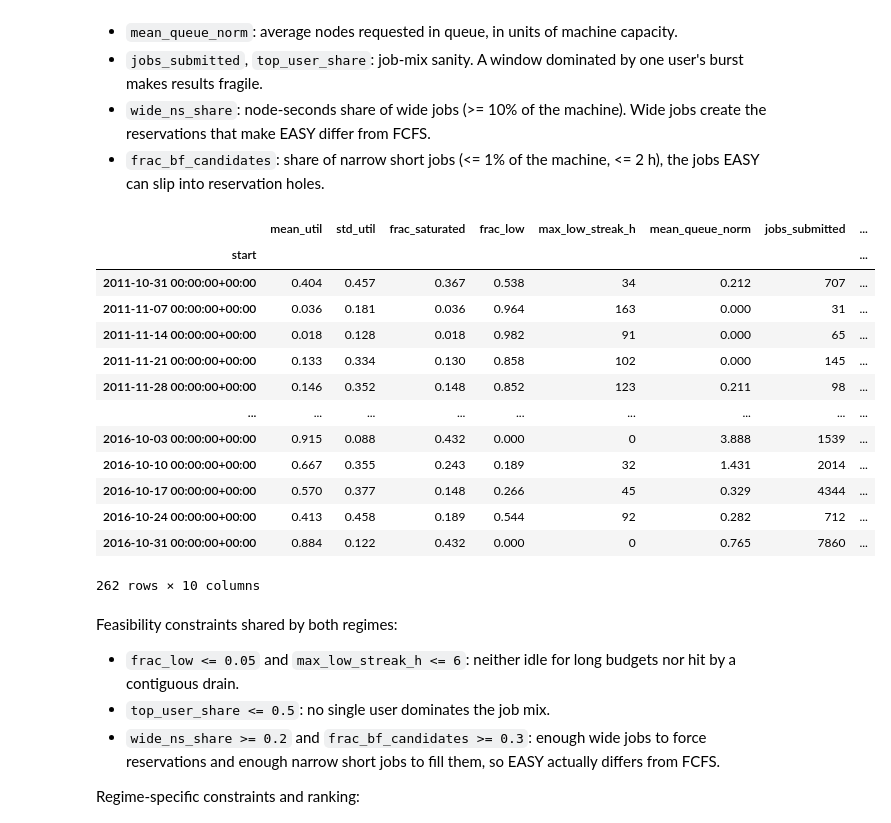
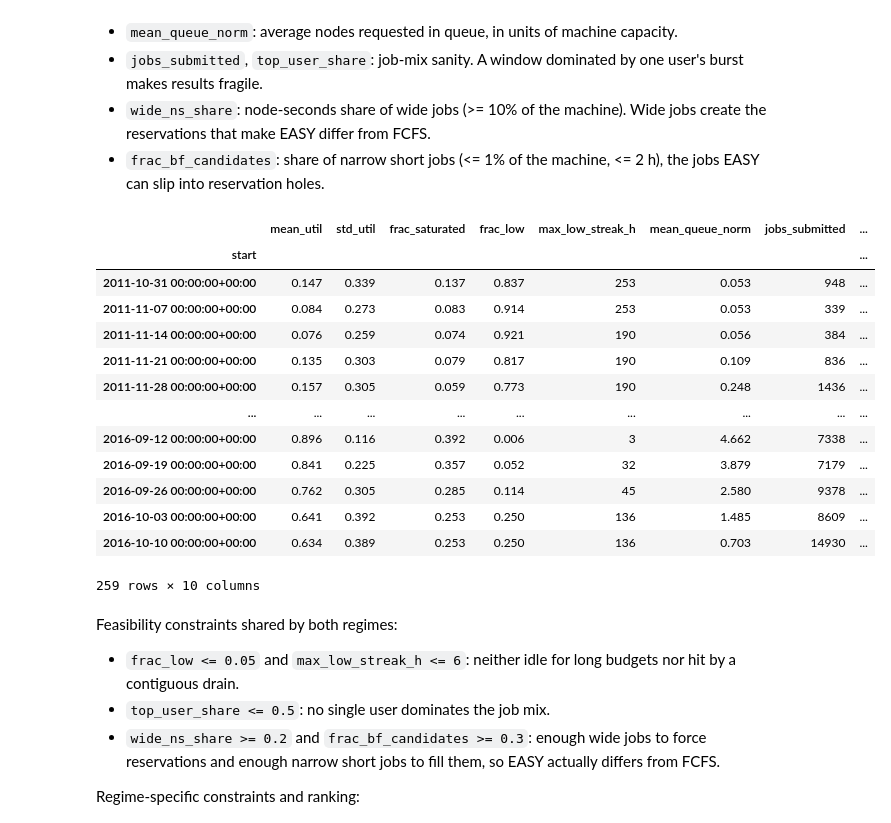
Before and after one commit to Lucas-Doctorate-Project/experimental-artifacts, a Jupyter notebook: workloads and platforms/mustang.ipynb, the cells around one changed output. Saved outputs shown, nothing was run; the diff lists cells and outputs as text; code cells hidden in the pictures.

```diff
--- a/workloads and platforms/mustang.ipynb
+++ b/workloads and platforms/mustang.ipynb
@@ -147,7 +147,7 @@ Search range: the whole trace, candidate windows anchored at Monday 00:00 UTC an
 - `wide_ns_share`: node-seconds share of wide jobs (>= 10% of the machine). Wide jobs create the reservations that make EASY differ from FCFS.
 - `frac_bf_candidates`: share of narrow short jobs (<= 1% of the machine, <= 2 h), the jobs EASY can slip into reservation holes.
 # %%
-WINDOW = pd.Timedelta(weeks=1)
+WINDOW = pd.Timedelta(weeks=4)
 WIDE_NODES = 0.10 * NUM_NODES
 BF_NODES = 0.01 * NUM_NODES
 BF_RUNTIME_SEC = 2 * 3600
@@ -165,45 +165,45 @@ rows = []
 for start in pd.date_range(first_monday, allocated.index[-1] - WINDOW, freq="W-MON"):
     end = start + WINDOW
     util = allocated[start:end] / NUM_NODES
     replayed = ran[(ran["submit_time"] >= start) & (ran["submit_time"] < end)]
     node_sec = replayed["node_count"] * replayed["runtime_sec"]
     wide = replayed["node_count"] >= WIDE_NODES
     bf = (replayed["node_count"] <= BF_NODES) & (replayed["runtime_sec"] <= BF_RUNTIME_SEC)
     submitted = queued[(queued["submit_time"] >= start) & (queued["submit_time"] < end)]
     rows.append(
         {
             "start": start,
             "mean_util": util.mean(),
             "std_util": util.std(),
             "frac_saturated": (util >= 0.95).mean(),
             "frac_low": (util < 0.2).mean(),
             "max_low_streak_h": max_streak(util < 0.2),
             "mean_queue_norm": in_queue[start:end].mean() / NUM_NODES,
             "jobs_submitted": len(replayed),
             "top_user_share": submitted["user_ID"].value_counts(normalize=True).iloc[0]
             if len(submitted)
             else 1.0,
             "wide_ns_share": node_sec[wide].sum() / node_sec.sum() if node_sec.sum() else 0.0,
             "frac_bf_candidates": bf.mean() if len(replayed) else 0.0,
         }
     )
 windows = pd.DataFrame(rows).set_index("start")
 windows.round(3)
 # %% [output]
 |  | mean_util | std_util | frac_saturated | frac_low | max_low_streak_h | mean_queue_norm | jobs_submitted | ... |
 | start |  |  |  |  |  |  |  | ... |
-| 2011-10-31 00:00:00+00:00 | 0.404 | 0.457 | 0.367 | 0.538 | 34 | 0.212 | 707 | ... |
-| 2011-11-07 00:00:00+00:00 | 0.036 | 0.181 | 0.036 | 0.964 | 163 | 0.000 | 31 | ... |
-| 2011-11-14 00:00:00+00:00 | 0.018 | 0.128 | 0.018 | 0.982 | 91 | 0.000 | 65 | ... |
-| 2011-11-21 00:00:00+00:00 | 0.133 | 0.334 | 0.130 | 0.858 | 102 | 0.000 | 145 | ... |
-| 2011-11-28 00:00:00+00:00 | 0.146 | 0.352 | 0.148 | 0.852 | 123 | 0.211 | 98 | ... |
+| 2011-10-31 00:00:00+00:00 | 0.147 | 0.339 | 0.137 | 0.837 | 253 | 0.053 | 948 | ... |
+| 2011-11-07 00:00:00+00:00 | 0.084 | 0.273 | 0.083 | 0.914 | 253 | 0.053 | 339 | ... |
+| 2011-11-14 00:00:00+00:00 | 0.076 | 0.259 | 0.074 | 0.921 | 190 | 0.056 | 384 | ... |
+| 2011-11-21 00:00:00+00:00 | 0.135 | 0.303 | 0.079 | 0.817 | 190 | 0.109 | 836 | ... |
+| 2011-11-28 00:00:00+00:00 | 0.157 | 0.305 | 0.059 | 0.773 | 190 | 0.248 | 1436 | ... |
 | ... | ... | ... | ... | ... | ... | ... | ... | ... |
-| 2016-10-03 00:00:00+00:00 | 0.915 | 0.088 | 0.432 | 0.000 | 0 | 3.888 | 1539 | ... |
-| 2016-10-10 00:00:00+00:00 | 0.667 | 0.355 | 0.243 | 0.189 | 32 | 1.431 | 2014 | ... |
-| 2016-10-17 00:00:00+00:00 | 0.570 | 0.377 | 0.148 | 0.266 | 45 | 0.329 | 4344 | ... |
-| 2016-10-24 00:00:00+00:00 | 0.413 | 0.458 | 0.189 | 0.544 | 92 | 0.282 | 712 | ... |
-| 2016-10-31 00:00:00+00:00 | 0.884 | 0.122 | 0.432 | 0.000 | 0 | 0.765 | 7860 | ... |
+| 2016-09-12 00:00:00+00:00 | 0.896 | 0.116 | 0.392 | 0.006 | 3 | 4.662 | 7338 | ... |
+| 2016-09-19 00:00:00+00:00 | 0.841 | 0.225 | 0.357 | 0.052 | 32 | 3.879 | 7179 | ... |
+| 2016-09-26 00:00:00+00:00 | 0.762 | 0.305 | 0.285 | 0.114 | 45 | 2.580 | 9378 | ... |
+| 2016-10-03 00:00:00+00:00 | 0.641 | 0.392 | 0.253 | 0.250 | 136 | 1.485 | 8609 | ... |
+| 2016-10-10 00:00:00+00:00 | 0.634 | 0.389 | 0.253 | 0.250 | 136 | 0.703 | 14930 | ... |
-262 rows × 10 columns
+259 rows × 10 columns
 # %% [markdown]
 Feasibility constraints shared by both regimes:
 
```
Also changed, not shown: parts of 4 cells of this notebook, 8 other files.
